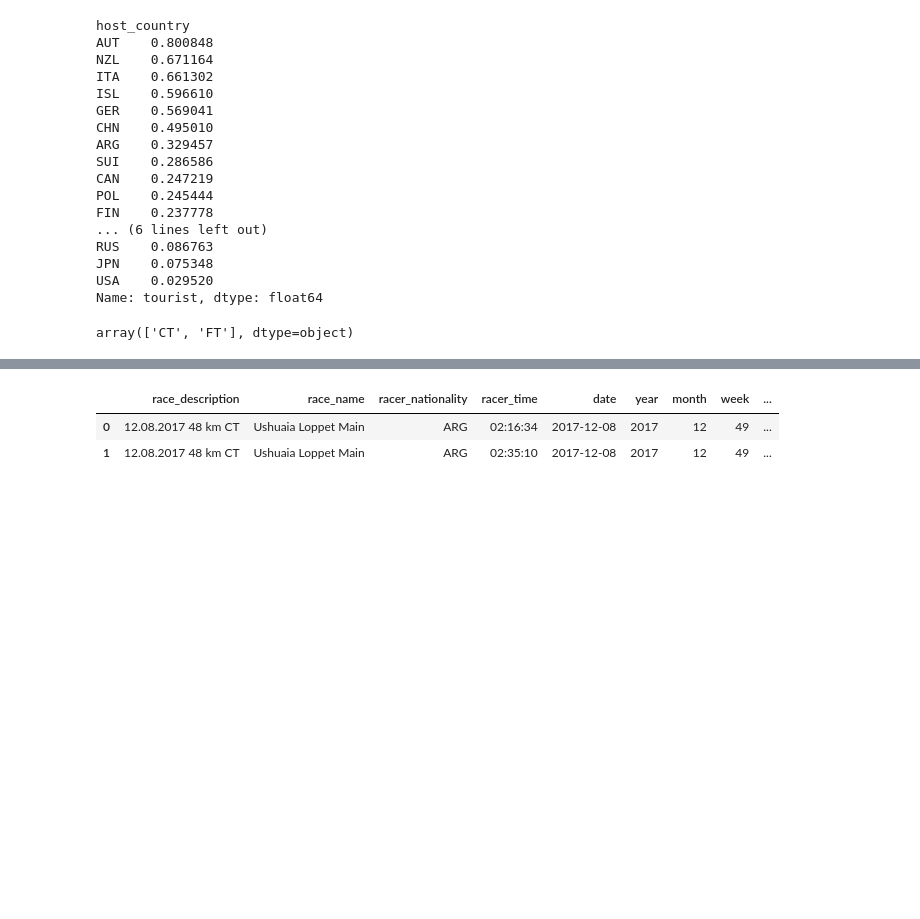
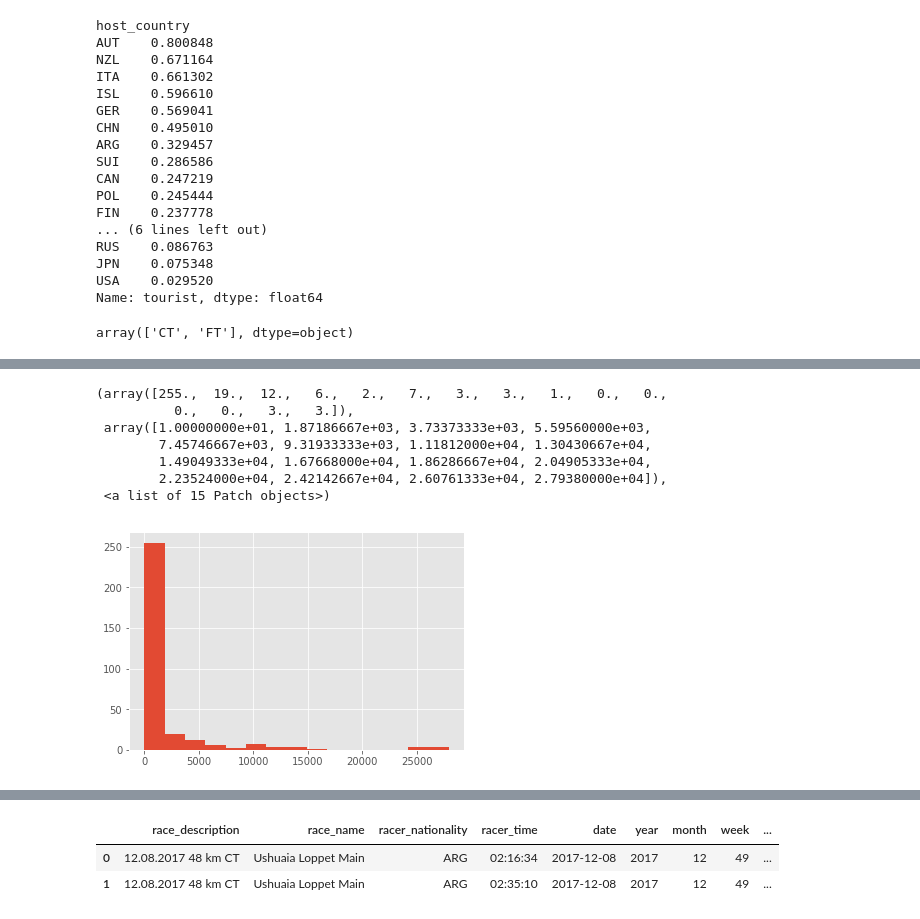
Before and after one commit to macphd/ski-tourism, a Jupyter notebook: munging/ski_race_munging.ipynb, the cells around one changed output, grey strips where cells are left out. Drawn from its saved outputs; the diff is of its cells as text; code cells hidden in the pictures; blank space fills up the shorter version.

```diff
--- a/munging/ski_race_munging.ipynb
+++ b/munging/ski_race_munging.ipynb
@@ -167,0 +261,13 @@ race_dnf = new_race_df[pd.isnull(new_race_df.racer_pace)].copy()
+# %%
+#number of racers at a given race
+plt.hist(race_finishers.groupby(['host_country', 'year', 'distance', 'style'])['month'].count(), bins = 15)
+#highly skewed ... log transform or something
+# %% [output]
+(array([255.,  19.,  12.,   6.,   2.,   7.,   3.,   3.,   1.,   0.,   0.,
+          0.,   0.,   3.,   3.]),
+ array([1.00000000e+01, 1.87186667e+03, 3.73373333e+03, 5.59560000e+03,
+        7.45746667e+03, 9.31933333e+03, 1.11812000e+04, 1.30430667e+04,
+        1.49049333e+04, 1.67668000e+04, 1.86286667e+04, 2.04905333e+04,
+        2.23524000e+04, 2.42142667e+04, 2.60761333e+04, 2.79380000e+04]),
+ <a list of 15 Patch objects>)
+[figure, added]
```
Also changed, not shown: parts of 42 cells of this notebook.
